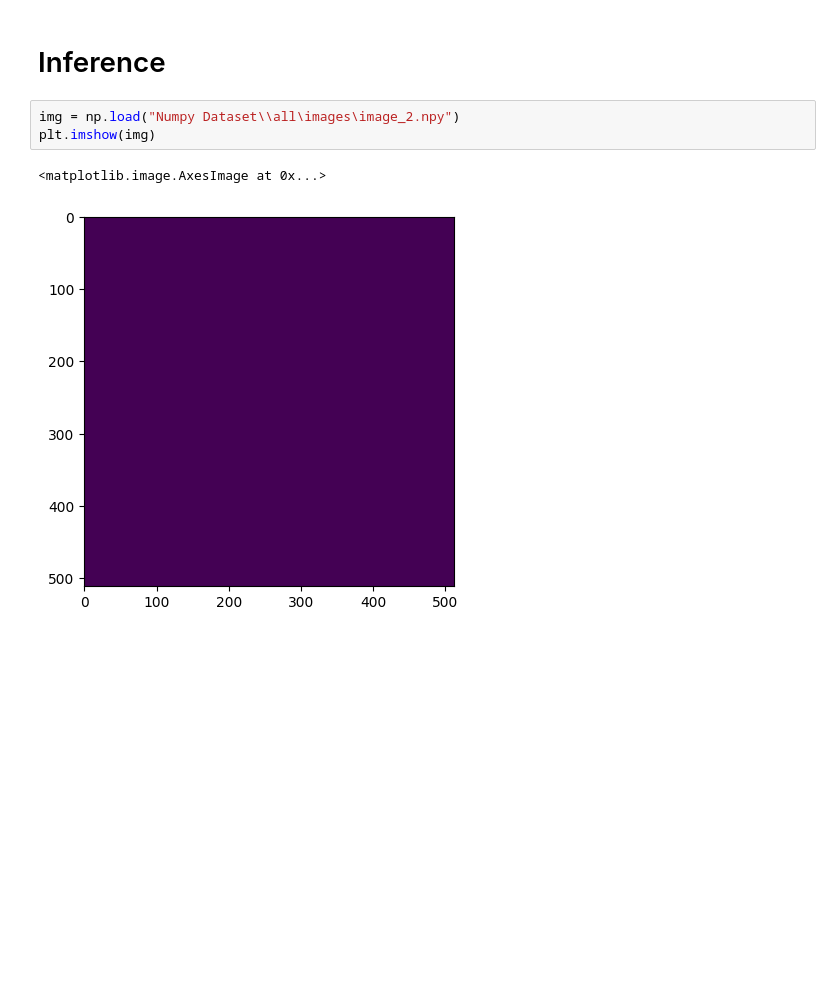
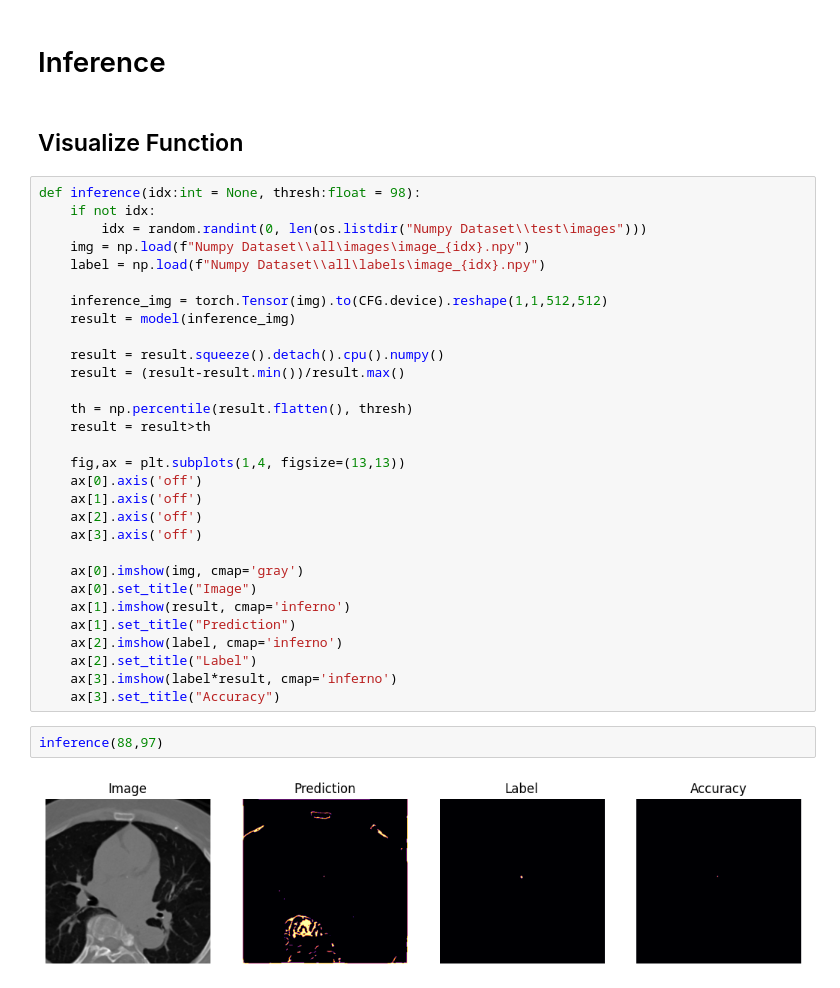
Before and after one commit to RyanChew1/Chest-CT-CAC-Scores, a Jupyter notebook: inference.ipynb, the cells around one changed output. Cells and saved outputs as stored; diff of their text form; blank space fills up the shorter version.

```diff
--- a/inference.ipynb
+++ b/inference.ipynb
@@ -176,9 +176,39 @@ UNET(
 )
 # %% [markdown]
 # Inference
-# %%
-img = np.load("Numpy Dataset\\all\images\image_2.npy")
-plt.imshow(img)
-# %% [output]
-<matplotlib.image.AxesImage at 0x...>
-[figure, removed]
+# %% [markdown]
+## Visualize Function
+# %%
+def inference(idx:int = None, thresh:float = 98):
+    if not idx:
+        idx = random.randint(0, len(os.listdir("Numpy Dataset\\test\images")))
+    img = np.load(f"Numpy Dataset\\all\images\image_{idx}.npy")
+    label = np.load(f"Numpy Dataset\\all\labels\image_{idx}.npy")
+
+    inference_img = torch.Tensor(img).to(CFG.device).reshape(1,1,512,512)
+    result = model(inference_img)
+
+    result = result.squeeze().detach().cpu().numpy()
+    result = (result-result.min())/result.max()
+
+    th = np.percentile(result.flatten(), thresh)
+    result = result>th
+
+    fig,ax = plt.subplots(1,4, figsize=(13,13))
+    ax[0].axis('off')
+    ax[1].axis('off')
+    ax[2].axis('off')
+    ax[3].axis('off')
+
+    ax[0].imshow(img, cmap='gray')
+    ax[0].set_title("Image")
+    ax[1].imshow(result, cmap='inferno')
+    ax[1].set_title("Prediction")
+    ax[2].imshow(label, cmap='inferno')
+    ax[2].set_title("Label")
+    ax[3].imshow(label*result, cmap='inferno')
+    ax[3].set_title("Accuracy")
+# %%
+inference(88,97)
+# %% [output]
+[figure, added]
```
Also changed, not shown: 24 other files.
